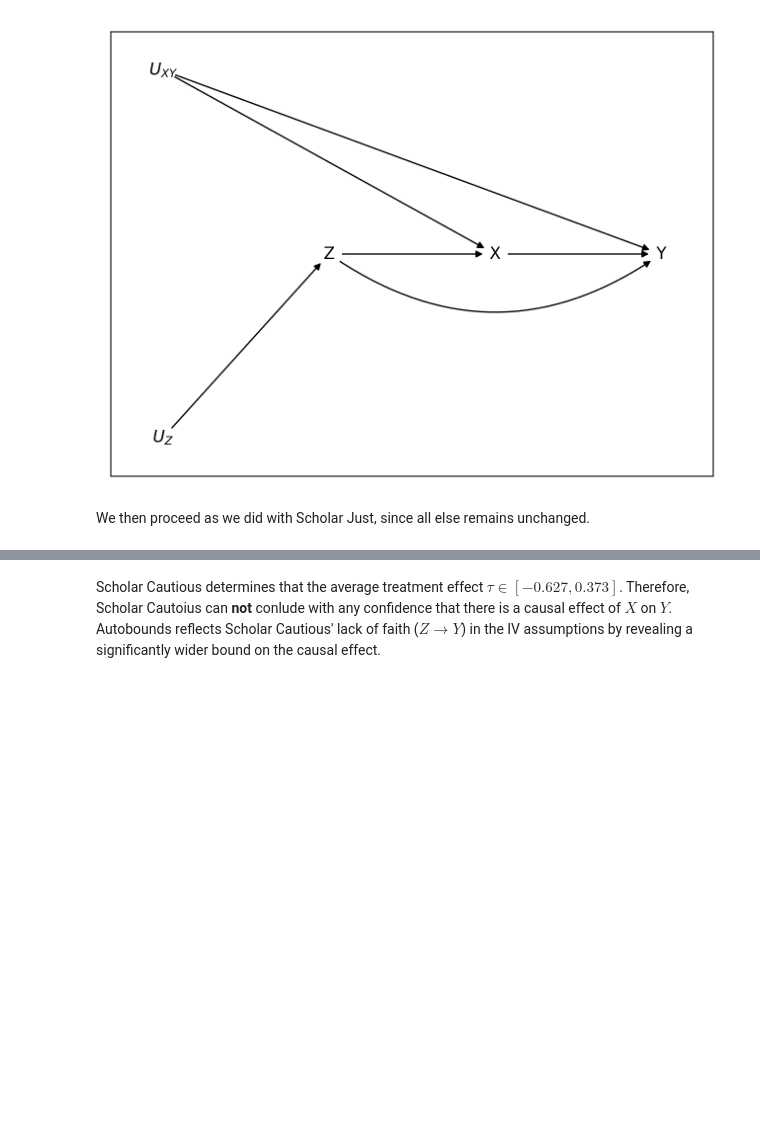
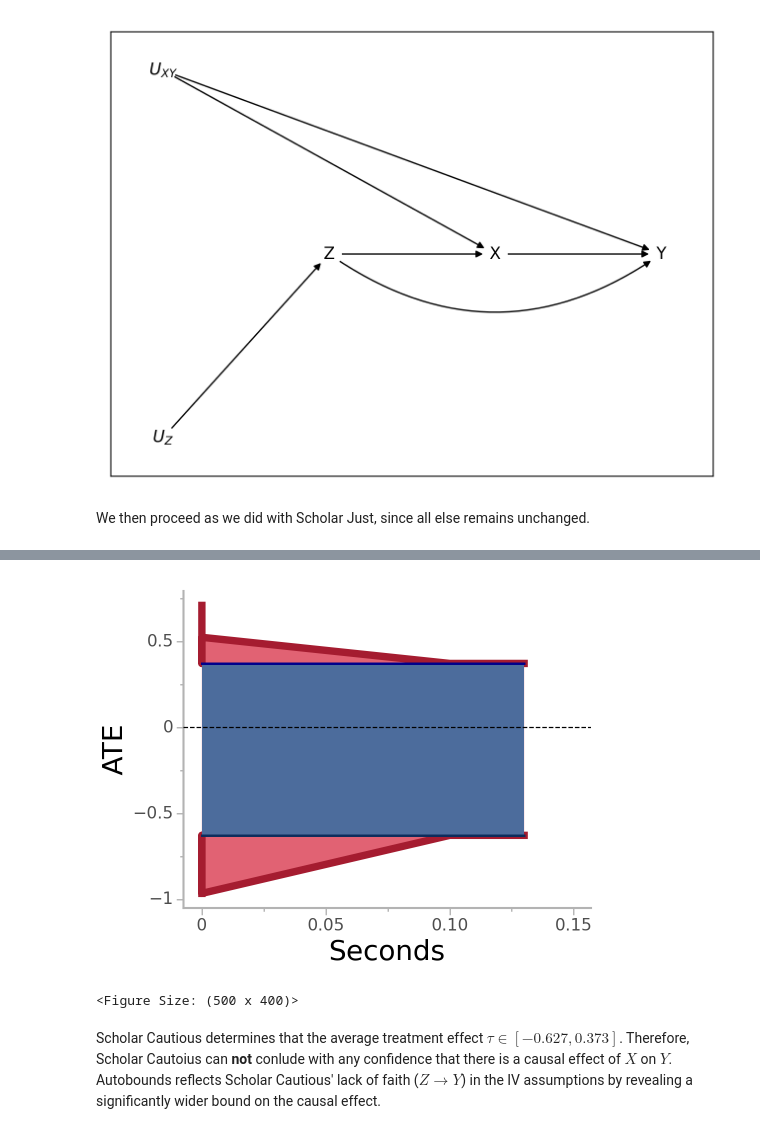
Before and after one commit to duarteguilherme/autobounds, a Jupyter notebook: autobounds_demo/iv_demo.ipynb, the cells around one changed output, grey strips where cells are left out. Cells and saved outputs as stored; diff of their text form; code cells hidden in the pictures; blank space fills up the shorter version.

```diff
--- a/autobounds_demo/iv_demo.ipynb
+++ b/autobounds_demo/iv_demo.ipynb
@@ -414,6 +420,11 @@ Problem is finished! Returning final values
 CURRENT THRESHOLDS: # -- Theta: 1.0 / Epsilon: 0.0 ##
 ==============================================
 Causal effect lies in the interval [-0.627, 0.373]
+# %%
+cautious_prog_ate.plot()
+# %% [output]
+[figure, added]
+<Figure Size: (500 x 400)>
 # %% [markdown]
 Scholar Cautious determines that the average treatment effect $\tau \in [-0.627, 0.373]$. Therefore, Scholar Cautoius can **not** conlude with any confidence that there is a causal effect of $X$ on $Y$. Autobounds reflects Scholar Cautious' lack of faith ($Z \rightarrow Y$) in the IV assumptions by revealing a significantly wider bound on the causal effect.
 # %% [markdown]
```
Also changed, not shown: parts of 5 cells of this notebook.
